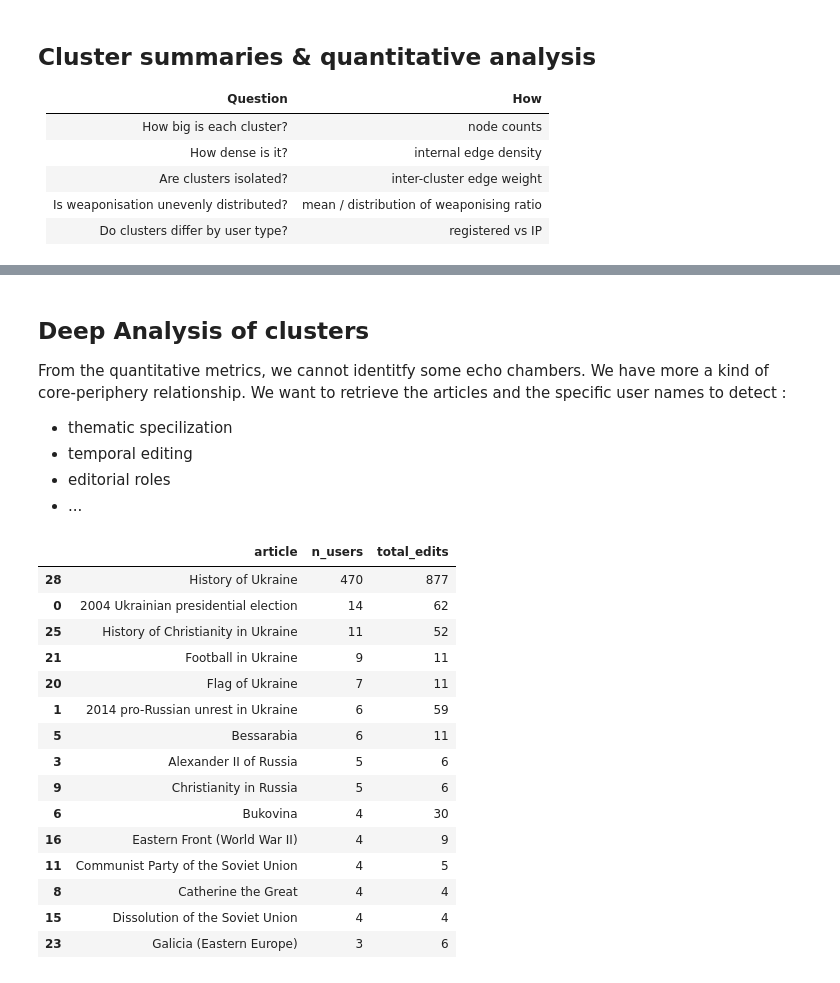
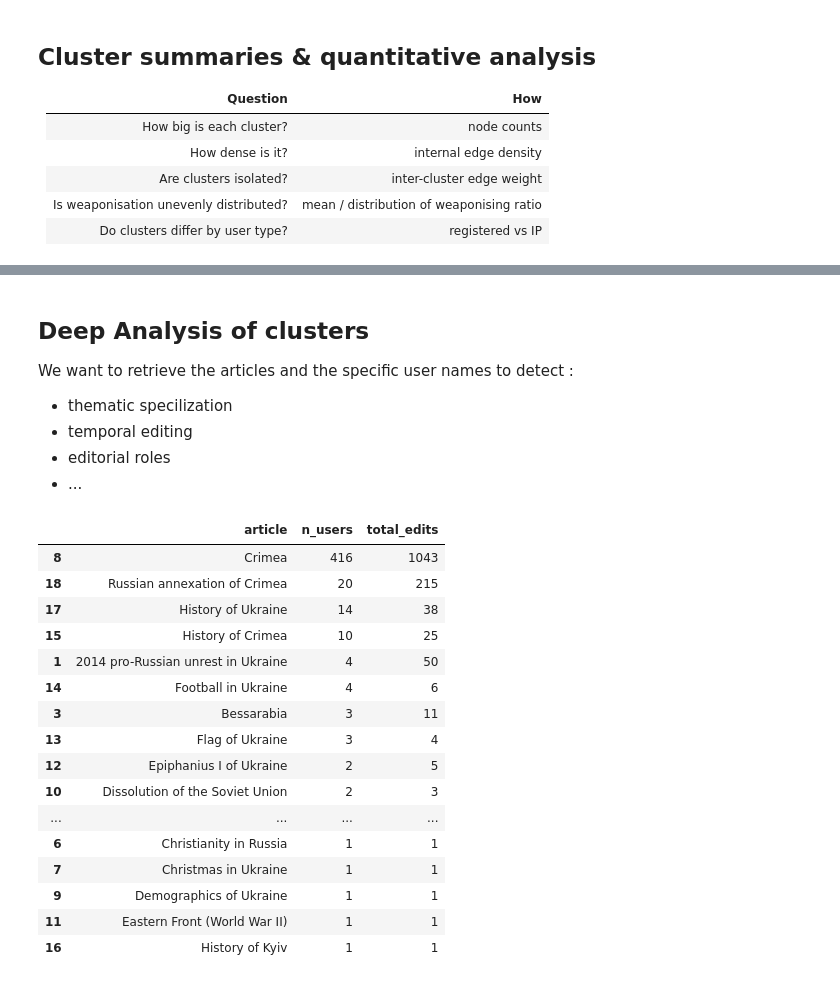
Before and after one commit to dh-epfl-students/dhlab-cultural-weaponisation-ukraine-benchmark, a Jupyter notebook: notebooks/graph_leiden_analysis.ipynb, the cells around one changed output, grey strips where cells are left out. Drawn from its saved outputs; the diff is of its cells as text; code cells hidden in the pictures.

```diff
--- a/notebooks/graph_leiden_analysis.ipynb
+++ b/notebooks/graph_leiden_analysis.ipynb
@@ -306,7 +281,8 @@ cluster_structure_df
 # %% [markdown]
 ## Deep Analysis of clusters
 
-From the quantitative metrics, we cannot identitfy some echo chambers. We have more a kind of core-periphery relationship. We want to retrieve the articles and the specific user names to detect :
+We want to retrieve the articles and the specific user names to detect :
+
 * thematic specilization
 * temporal editing
 * editorial roles
@@ -314,44 +290,45 @@ From the quantitative metrics, we cannot identitfy some echo chambers. We have m
 # %%
 user_cluster_df = pd.DataFrame({
     "user": g.vs["name"],
     "cluster": g.vs["cluster"]
 })
 
 df_clustered = df_graph.merge(
     user_cluster_df,
     on="user",
     how="inner"
 )
 
 core_articles = (
-    df_clustered[df_clustered["cluster"] == 0]
+    df_clustered[df_clustered["cluster"] == 1]
     .groupby("article")
     .agg(
         n_users=("user", "nunique"),
         total_edits=("n_edits", "sum")
     )
     .reset_index()
     .sort_values(["n_users", "total_edits"], ascending=False)
 )
 
-core_articles.head(15)
+core_articles
 # %% [output]
 |  | article | n_users | total_edits |
-| 28 | History of Ukraine | 470 | 877 |
-| 0 | 2004 Ukrainian presidential election | 14 | 62 |
-| 25 | History of Christianity in Ukraine | 11 | 52 |
-| 21 | Football in Ukraine | 9 | 11 |
-| 20 | Flag of Ukraine | 7 | 11 |
-| 1 | 2014 pro-Russian unrest in Ukraine | 6 | 59 |
-| 5 | Bessarabia | 6 | 11 |
-| 3 | Alexander II of Russia | 5 | 6 |
-| 9 | Christianity in Russia | 5 | 6 |
-| 6 | Bukovina | 4 | 30 |
-| 16 | Eastern Front (World War II) | 4 | 9 |
-| 11 | Communist Party of the Soviet Union | 4 | 5 |
-| 8 | Catherine the Great | 4 | 4 |
-| 15 | Dissolution of the Soviet Union | 4 | 4 |
-| 23 | Galicia (Eastern Europe) | 3 | 6 |
+| 8 | Crimea | 416 | 1043 |
+| 18 | Russian annexation of Crimea | 20 | 215 |
+| 17 | History of Ukraine | 14 | 38 |
+| 15 | History of Crimea | 10 | 25 |
+| 1 | 2014 pro-Russian unrest in Ukraine | 4 | 50 |
+| 14 | Football in Ukraine | 4 | 6 |
+| 3 | Bessarabia | 3 | 11 |
+| 13 | Flag of Ukraine | 3 | 4 |
+| 12 | Epiphanius I of Ukraine | 2 | 5 |
+| 10 | Dissolution of the Soviet Union | 2 | 3 |
+| ... | ... | ... | ... |
+| 6 | Christianity in Russia | 1 | 1 |
+| 7 | Christmas in Ukraine | 1 | 1 |
+| 9 | Demographics of Ukraine | 1 | 1 |
+| 11 | Eastern Front (World War II) | 1 | 1 |
+| 16 | History of Kyiv | 1 | 1 |
 # %%
 peripheral_cluster = 4
 
```
Also changed, not shown: parts of 8 cells of this notebook.
